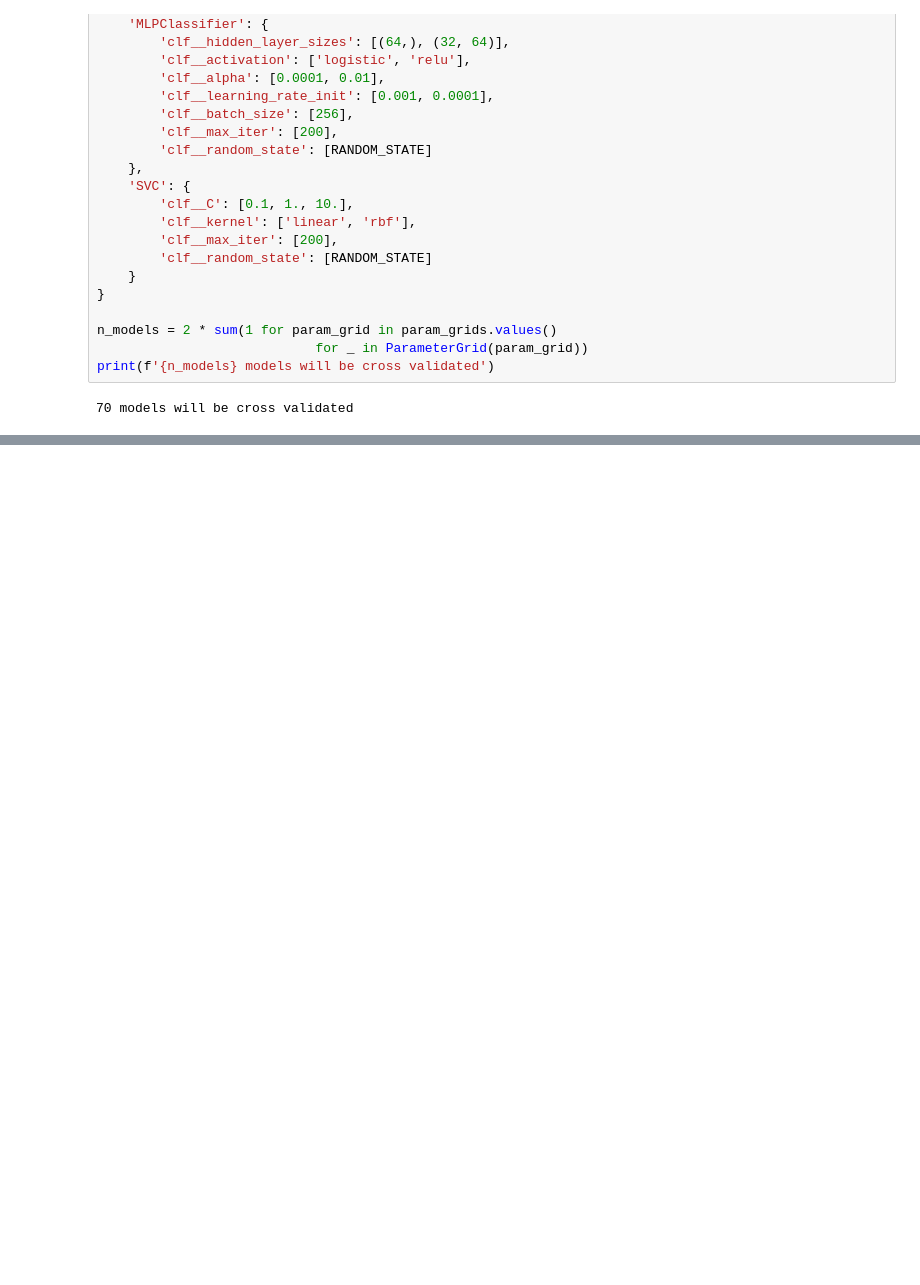
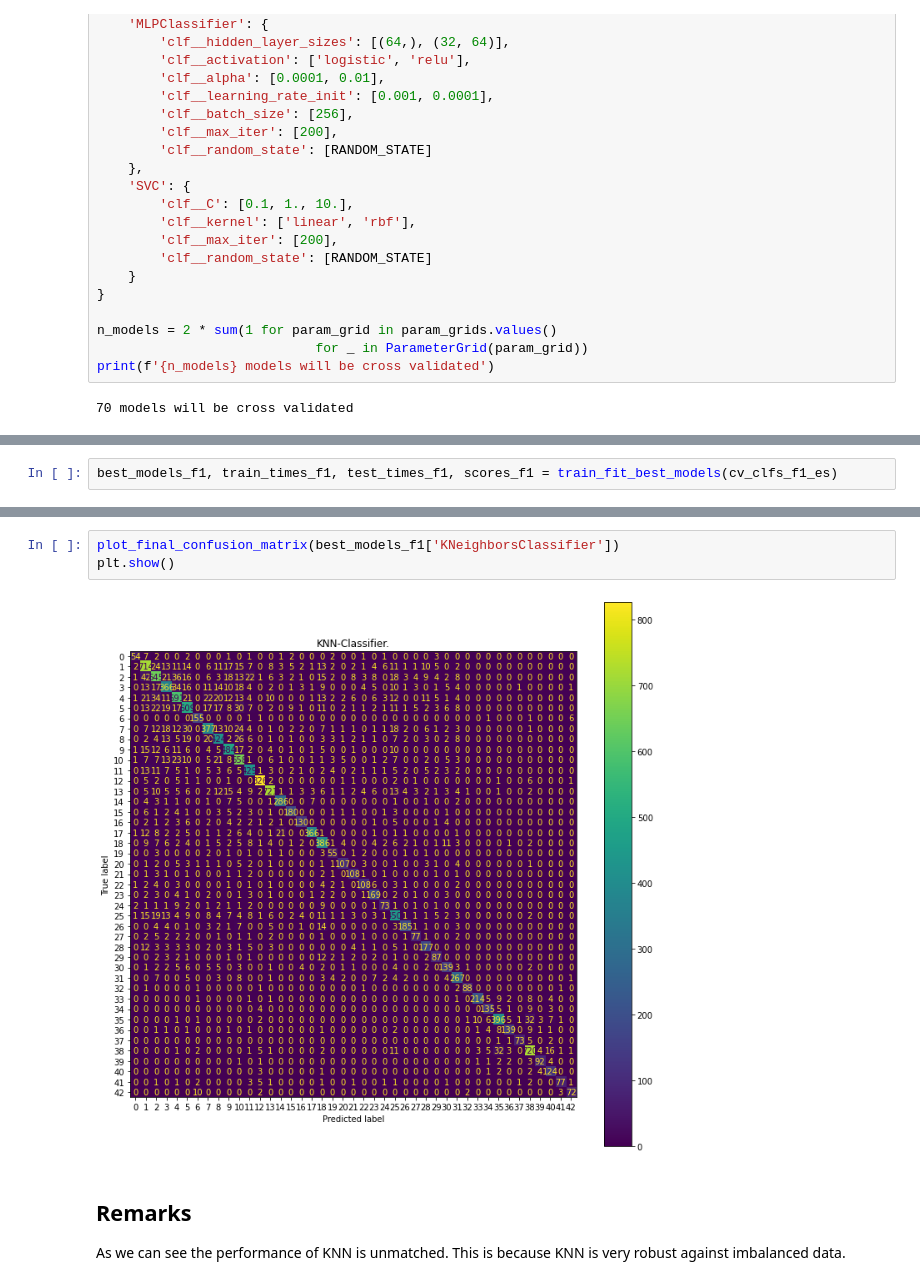
Before and after one commit to k-papadakis/ml-labs, a Jupyter notebook: supervised.ipynb, the cells around one changed output, grey strips where cells are left out. Drawn from its saved outputs; the diff is of its cells as text; blank space fills up the shorter version.

```diff
--- a/supervised.ipynb
+++ b/supervised.ipynb
@@ -410,0 +528,2 @@ name=SVC        best_score=0.4401848942565144
+# %%
+best_models_f1, train_times_f1, test_times_f1, scores_f1 = train_fit_best_models(cv_clfs_f1_es)
@@ -410,0 +605,9 @@ name=SVC        best_score=0.4401848942565144
+# %%
+plot_final_confusion_matrix(best_models_f1['KNeighborsClassifier'])
+plt.show()
+# %% [output]
+[figure, added]
+# %% [markdown]
+## Remarks
+
+As we can see the performance of KNN is unmatched. This is because KNN is very robust against imbalanced data.
```
Also changed, not shown: parts of 36 cells of this notebook.
